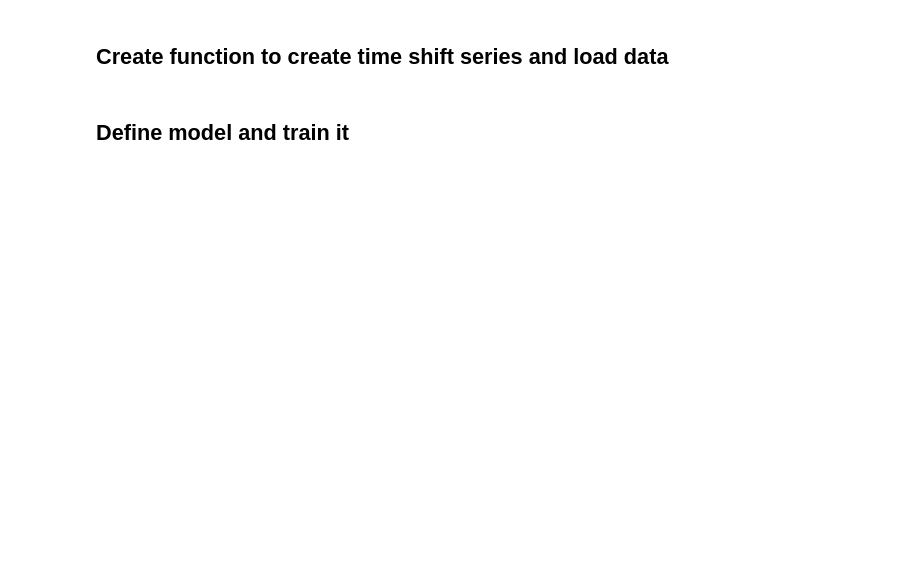
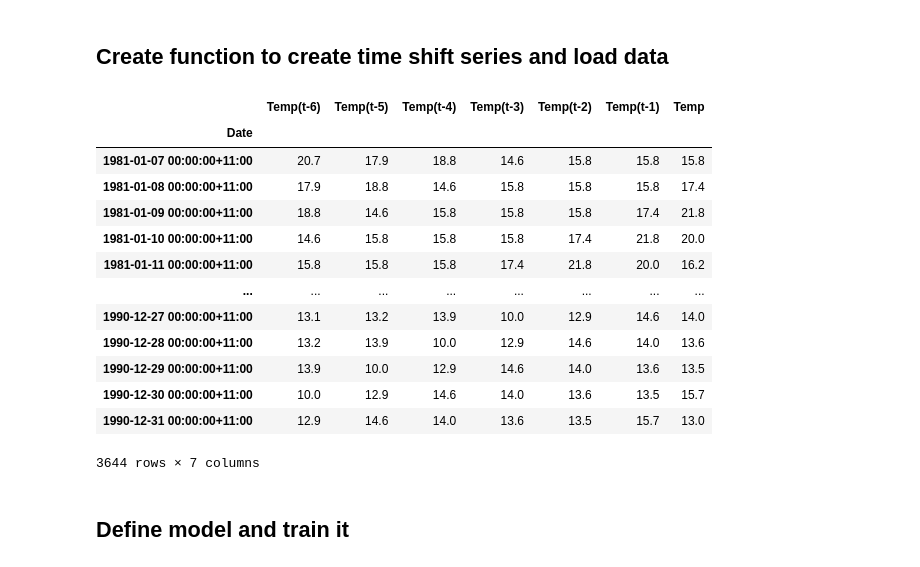
Before and after one commit to Felix-Busse/Recurrent_NNR, a Jupyter notebook: NRR_on_classic_datasets.ipynb, the cells around one changed output. Drawn from its saved outputs; the diff is of its cells as text; code cells hidden in the pictures; blank space fills up the shorter version.

```diff
--- a/NRR_on_classic_datasets.ipynb
+++ b/NRR_on_classic_datasets.ipynb
@@ -9,13 +16,13 @@ import tensorflow.keras as ks
 # %% [markdown]
 ## Create function to create time shift series and load data
 # %%
-def tweak_daily_min_temperature(df_):
+def tweak_daily_min_temperature(df_, n_timesteps):
     return (df_.assign(Date = lambda df: # date as datetime localized at Melbourne
                        df.Date.astype('datetime64').dt.tz_localize('Australia/Melbourne')
                       )
             .set_index('Date') # Use date column as index
             # Use time_series_to_supervised_learning function to additionally obtain shifted column of data
-            .pipe((time_series_to_supervised_learning, 'df_'), n_shift_back=1)
+            .pipe((time_series_to_supervised_learning, 'df_'), n_shift_back=n_timesteps)
            )
 
 def time_series_to_supervised_learning(df_, n_shift_back=None, n_shift_forward=None, dropna=True):
@@ -53,7 +60,7 @@ def time_series_to_supervised_learning(df_, n_shift_back=None, n_shift_forward=N
                 # construct name of new (shifted in time) column
                 col_name = col + '(t+' + str(i) + ')'
                 # store command to shift column in dictionary and use constructed column name as key
-                shift_dict.update({col_name: df[col].shift(-i)})
+                shift_dict.update({col_name: df_[col].shift(-i)})
             df_ = df_.assign(**shift_dict)
     # Drop rows with NA, if defined by dropna and return DataFrame
     if dropna:
@@ -68 +77,18 @@ df = tweak_daily_min_temperature(df_raw)
+# %%
+df
+# %% [output]
+|  | Temp(t-6) | Temp(t-5) | Temp(t-4) | Temp(t-3) | Temp(t-2) | Temp(t-1) | Temp |
+| Date |  |  |  |  |  |  |  |
+| 1981-01-07 00:00:00+11:00 | 20.7 | 17.9 | 18.8 | 14.6 | 15.8 | 15.8 | 15.8 |
+| 1981-01-08 00:00:00+11:00 | 17.9 | 18.8 | 14.6 | 15.8 | 15.8 | 15.8 | 17.4 |
+| 1981-01-09 00:00:00+11:00 | 18.8 | 14.6 | 15.8 | 15.8 | 15.8 | 17.4 | 21.8 |
+| 1981-01-10 00:00:00+11:00 | 14.6 | 15.8 | 15.8 | 15.8 | 17.4 | 21.8 | 20.0 |
+| 1981-01-11 00:00:00+11:00 | 15.8 | 15.8 | 15.8 | 17.4 | 21.8 | 20.0 | 16.2 |
+| ... | ... | ... | ... | ... | ... | ... | ... |
+| 1990-12-27 00:00:00+11:00 | 13.1 | 13.2 | 13.9 | 10.0 | 12.9 | 14.6 | 14.0 |
+| 1990-12-28 00:00:00+11:00 | 13.2 | 13.9 | 10.0 | 12.9 | 14.6 | 14.0 | 13.6 |
+| 1990-12-29 00:00:00+11:00 | 13.9 | 10.0 | 12.9 | 14.6 | 14.0 | 13.6 | 13.5 |
+| 1990-12-30 00:00:00+11:00 | 10.0 | 12.9 | 14.6 | 14.0 | 13.6 | 13.5 | 15.7 |
+| 1990-12-31 00:00:00+11:00 | 12.9 | 14.6 | 14.0 | 13.6 | 13.5 | 15.7 | 13.0 |
+3644 rows × 7 columns
 # %%
```
Also changed, not shown: parts of 11 cells of this notebook.
